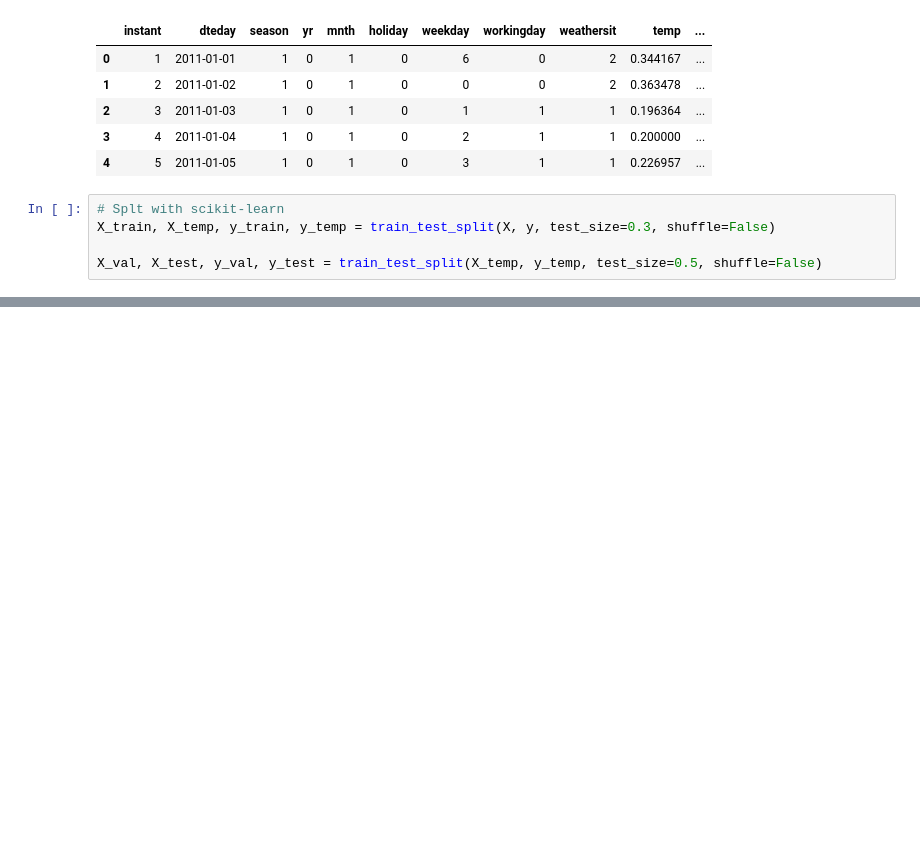
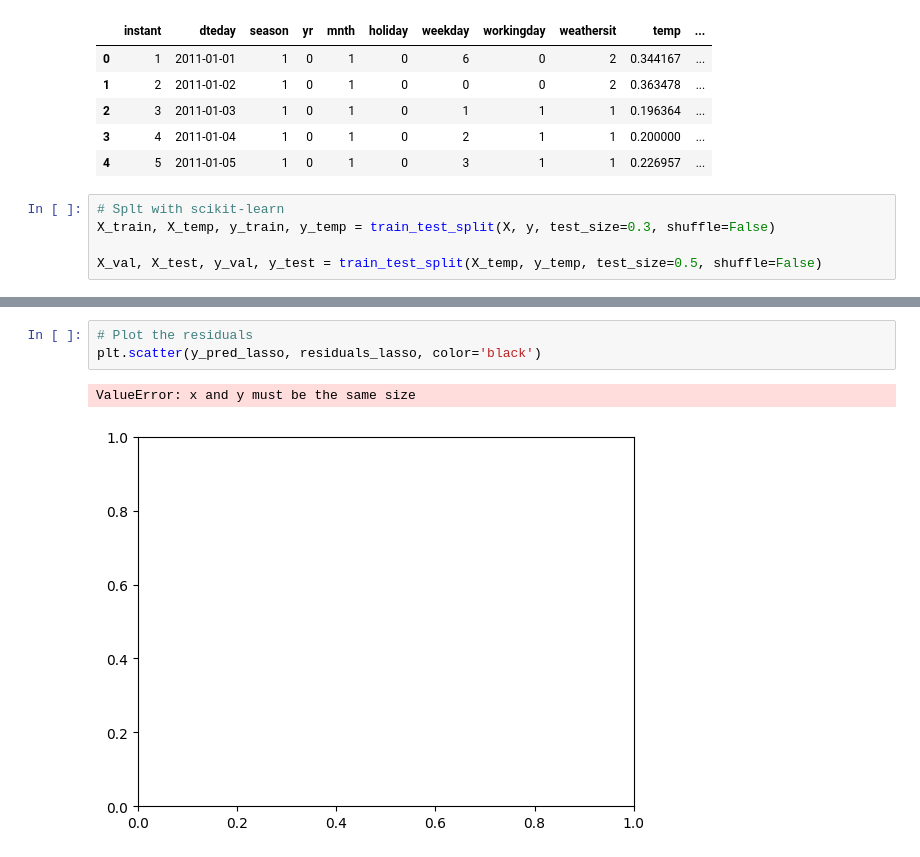
Before and after one commit to alekswael/DataSci-AU-24, a Jupyter notebook: nbs/class_02/group-6/models.ipynb, the cells around one changed output, grey strips where cells are left out. Drawn from its saved outputs; the diff is of its cells as text; blank space fills up the shorter version.

```diff
--- a/nbs/class_02/group-6/models.ipynb
+++ b/nbs/class_02/group-6/models.ipynb
@@ -76,0 +117,6 @@ ValueError: Expected a 2-dimensional container but got <class 'pandas.core.serie
+# %%
+# Plot the residuals
+plt.scatter(y_pred_lasso, residuals_lasso, color='black')
+# %% [output]
+ValueError: x and y must be the same size
+[figure, added]
```
Also changed, not shown: parts of 6 cells of this notebook.
